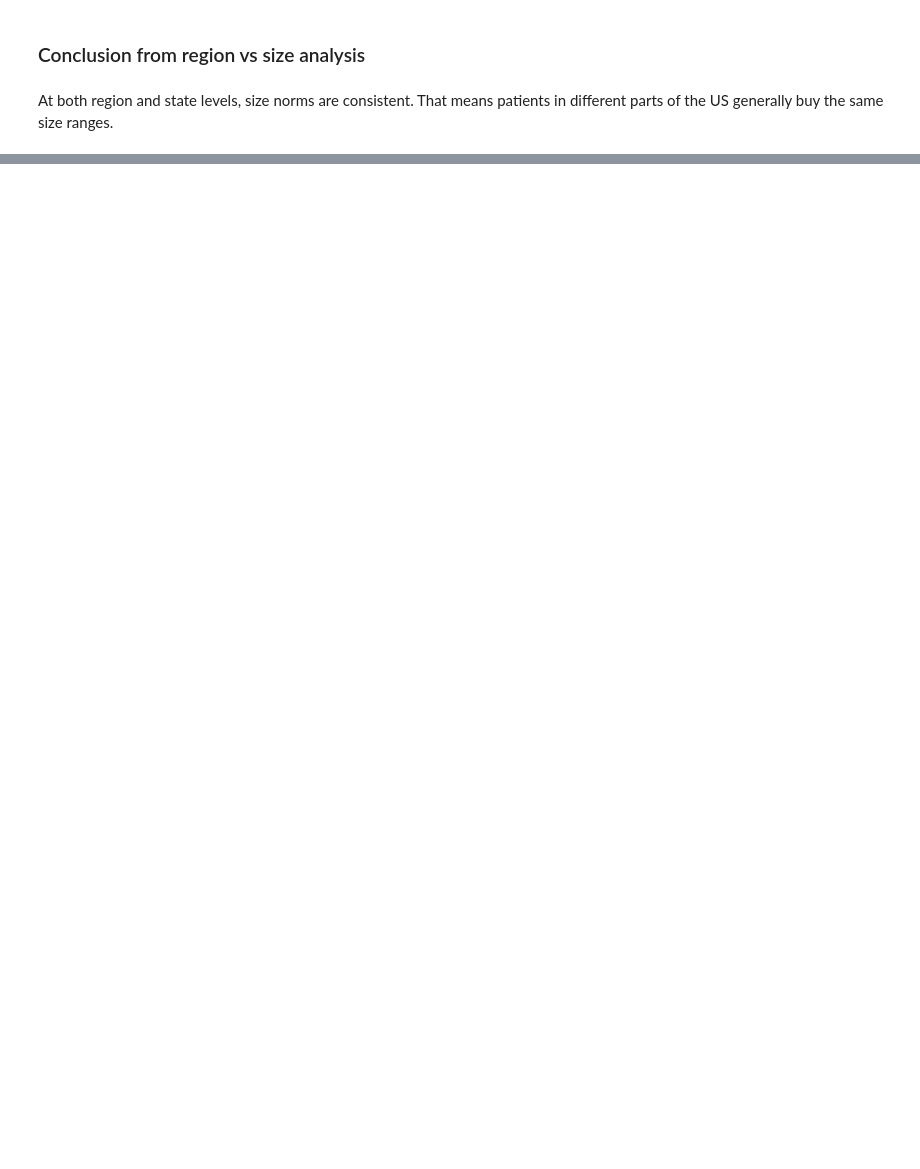
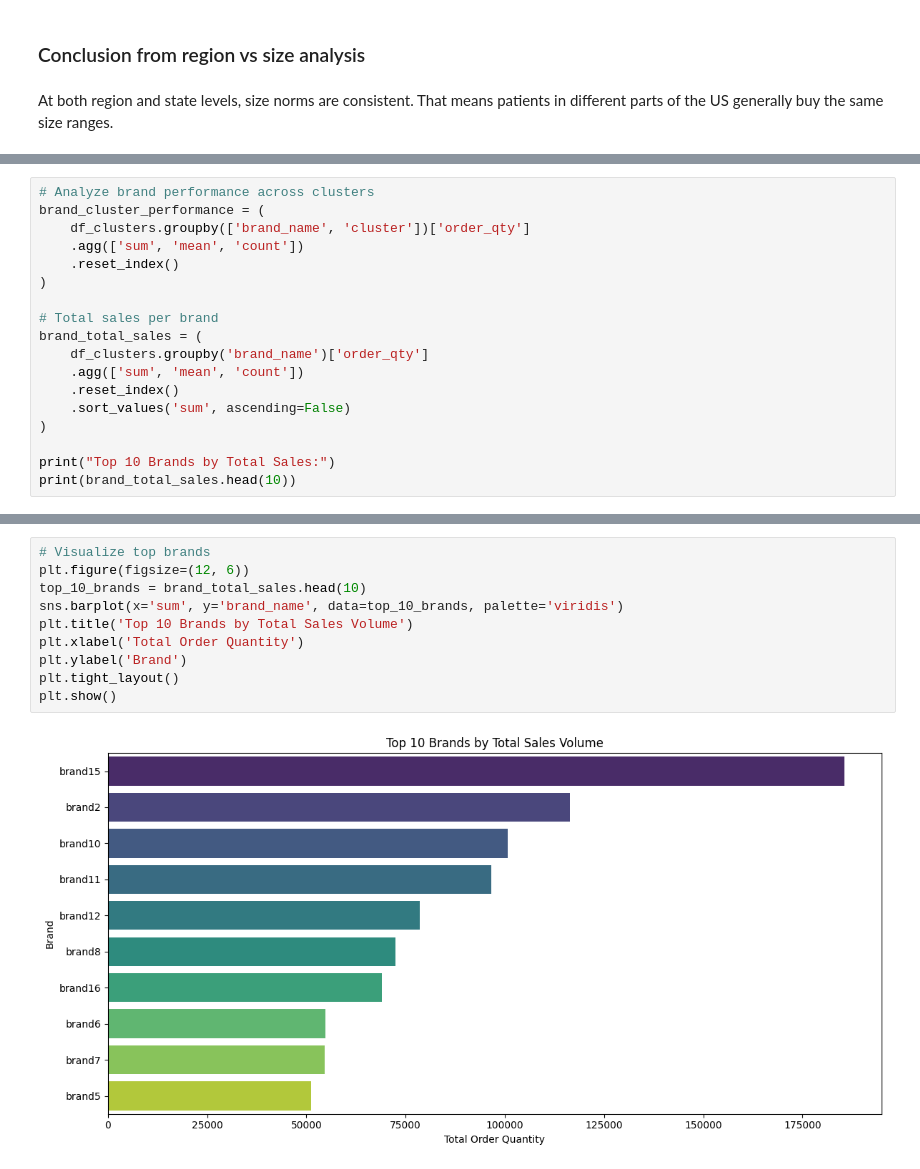
Before and after one commit to wenyu-1314/DSPM_Project, a Jupyter notebook: dspm_project.ipynb, the cells around one changed output, grey strips where cells are left out. Cells and saved outputs as stored; diff of their text form; blank space fills up the shorter version.

```diff
--- a/dspm_project.ipynb
+++ b/dspm_project.ipynb
@@ -735,0 +699,18 @@ At both region and state levels, size norms are consistent. That means patients
+# %%
+# Analyze brand performance across clusters
+brand_cluster_performance = (
+    df_clusters.groupby(['brand_name', 'cluster'])['order_qty']
+    .agg(['sum', 'mean', 'count'])
+    .reset_index()
+)
+
+# Total sales per brand
+brand_total_sales = (
+    df_clusters.groupby('brand_name')['order_qty']
+    .agg(['sum', 'mean', 'count'])
+    .reset_index()
+    .sort_values('sum', ascending=False)
+)
+
+print("Top 10 Brands by Total Sales:")
+print(brand_total_sales.head(10))
@@ -735,0 +730,12 @@ At both region and state levels, size norms are consistent. That means patients
+# %%
+# Visualize top brands
+plt.figure(figsize=(12, 6))
+top_10_brands = brand_total_sales.head(10)
+sns.barplot(x='sum', y='brand_name', data=top_10_brands, palette='viridis')
+plt.title('Top 10 Brands by Total Sales Volume')
+plt.xlabel('Total Order Quantity')
+plt.ylabel('Brand')
+plt.tight_layout()
+plt.show()
+# %% [output]
+[figure, added]
```
Also changed, not shown: parts of 23 cells of this notebook, 1 other file.
